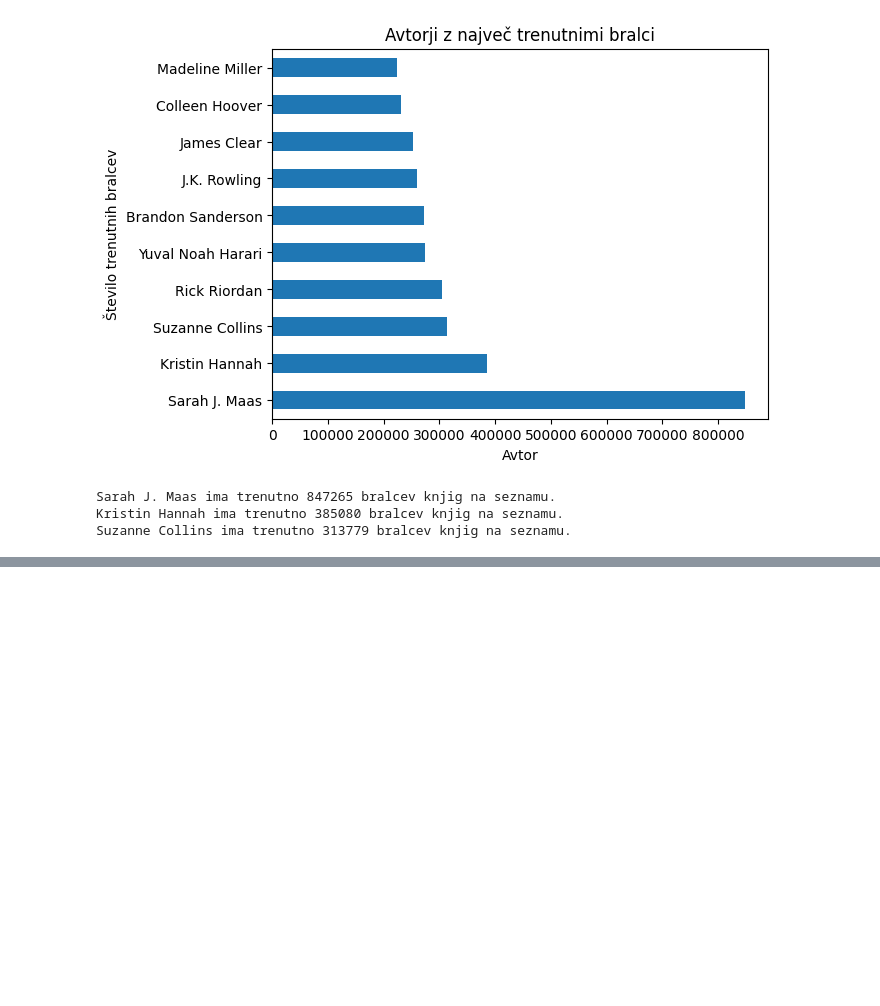
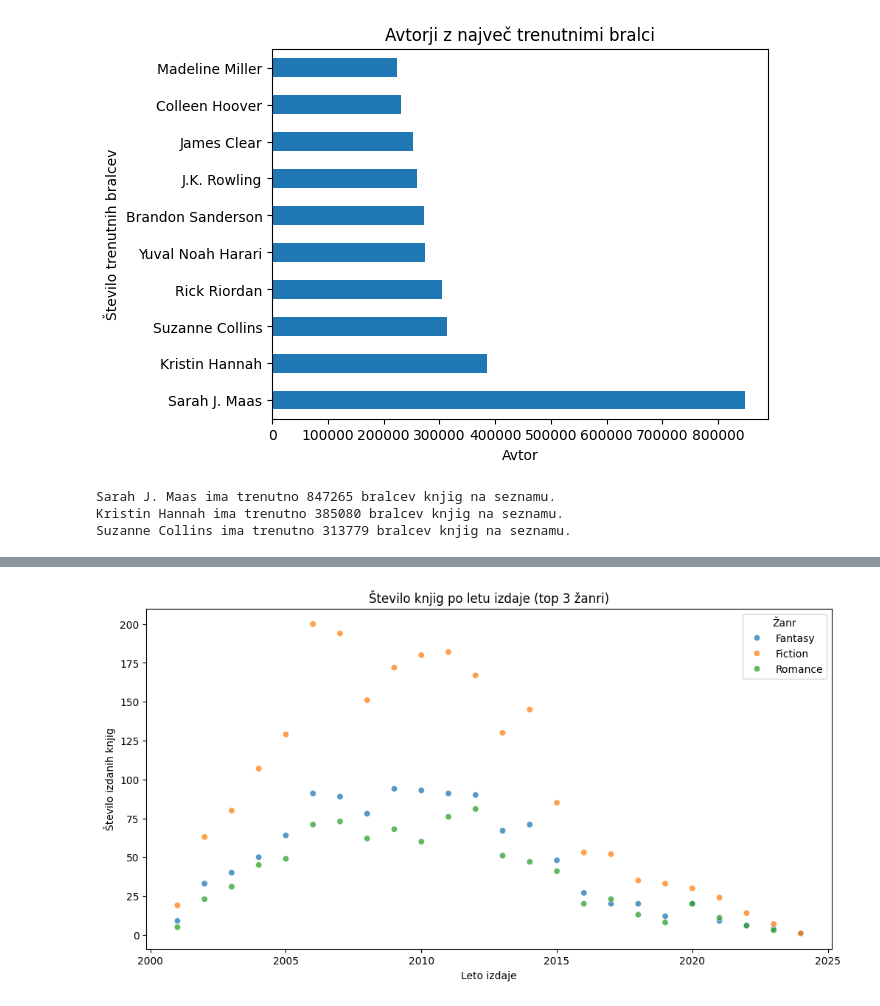
Before and after one commit to staricveronika/uvp-projektna-naloga, a Jupyter notebook: analiza_podatkov.ipynb, the cells around one changed output, grey strips where cells are left out. Saved outputs shown, nothing was run; the diff lists cells and outputs as text; code cells hidden in the pictures; blank space fills up the shorter version.

```diff
--- a/analiza_podatkov.ipynb
+++ b/analiza_podatkov.ipynb
@@ -290,0 +308,40 @@ Romance: 900 knjig (30.00 % od 3000)
+# %%
+top3 = ["Fiction", "Fantasy", "Romance"]
+vrstice = [] # to bo seznam slovarjev
+for indeks, seznam_zanrov_knjige in zip(knjige.index, vsi_zanri_seznami):
+    # knjige.index so številke vrstic v DataFrame knjige
+    # vsi_zanri_seznam je seznam seznamov žanrov za vsako knjigo
+    st_strani = knjige.loc[indeks, "st_strani"]
+    leto = knjige.loc[indeks, "leto_izdaje"]
+    if pd.notna(st_strani) and st_strani <= 1443:
+        # pd.notna(st_strani) - preverimo, ali imamo podatek
+        # ne upoštevamo nekaterih celotnih serij
+        for zanr in seznam_zanrov_knjige:
+            vrstice.append({"id_knjige": indeks, "zanr": zanr, "leto_izdaje": leto})
+
+df_zanri = pd.DataFrame(vrstice)
+# seznam slovarjev spremenimo v tabelo (DataFrame)
+
+zanri_med_top3 = df_zanri[df_zanri["zanr"].isin(top3)]
+# dobimo vrstice z žanri, ki so med top 3
+
+df_top3_leto = zanri_med_top3.groupby(["leto_izdaje", "zanr"]).size().reset_index(name="st_knjig")
+# združimo podatke po letu in žanru
+# .reset_index(name="...") pretvori rezultat v DataFrame
+# stolpec s številom knjig poimenujemo "st_knjig"
+
+plt.figure(figsize=(12,6))
+sns.scatterplot(
+    x="leto_izdaje",
+    y="st_knjig",
+    hue="zanr", # da imajo žanri različne barve
+    data=df_top3_leto,
+    alpha=0.75 # prosojnost pik
+)
+plt.legend(title="Žanr") # naslov legende
+plt.xlabel("Leto izdaje")
+plt.ylabel("Število izdanih knjig")
+plt.title("Število knjig po letu izdaje (top 3 žanri)")
+plt.show()
+# %% [output]
+[figure, added]
```
Also changed, not shown: parts of 13 cells of this notebook.
